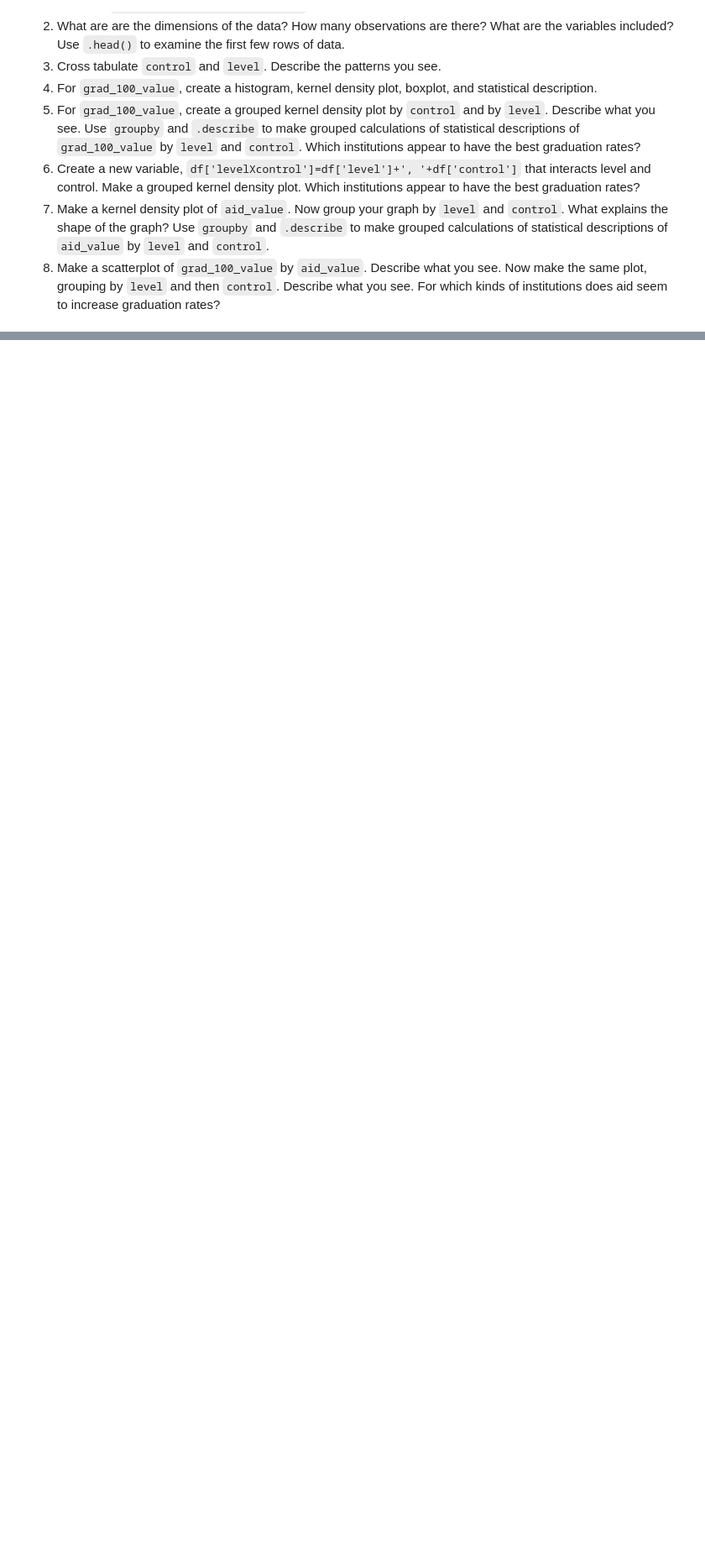
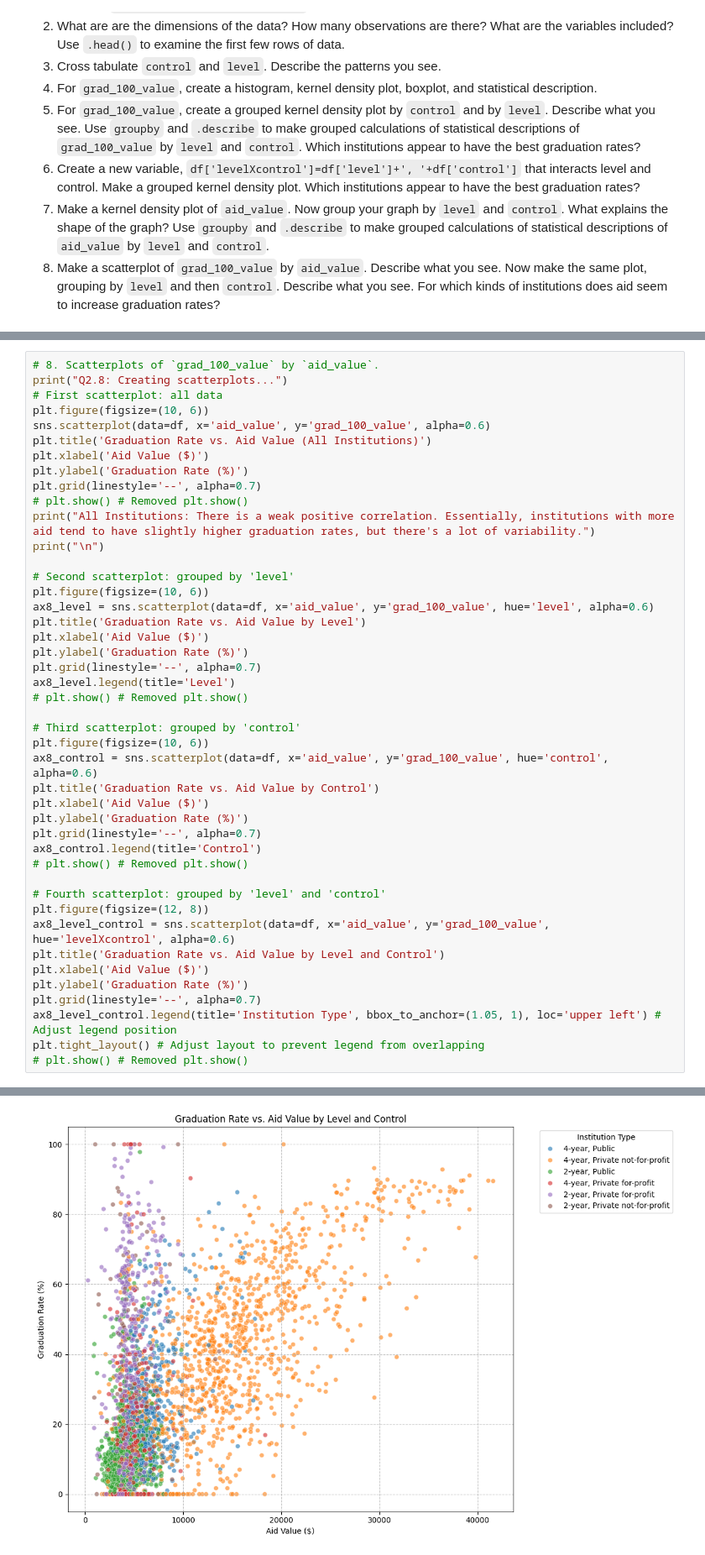
Before and after one commit to ewunder32/visualization_assignment, a Jupyter notebook: A3_Visualization.ipynb, the cells around one changed output, grey strips where cells are left out. Shown at 84% size. Cells and saved outputs as stored; diff of their text form; blank space fills up the shorter version.

```diff
--- a/A3_Visualization.ipynb
+++ b/A3_Visualization.ipynb
@@ -338,0 +416,45 @@ The positive relationship between aid and graduation rates seems most evident fo
+# %%
+# 8. Scatterplots of `grad_100_value` by `aid_value`.
+print("Q2.8: Creating scatterplots...")
+# First scatterplot: all data
+plt.figure(figsize=(10, 6))
+sns.scatterplot(data=df, x='aid_value', y='grad_100_value', alpha=0.6)
+plt.title('Graduation Rate vs. Aid Value (All Institutions)')
+plt.xlabel('Aid Value ($)')
+plt.ylabel('Graduation Rate (%)')
+plt.grid(linestyle='--', alpha=0.7)
+# plt.show() # Removed plt.show()
+print("All Institutions: There is a weak positive correlation. Essentially, institutions with more aid tend to have slightly higher graduation rates, but there's a lot of variability.")
+print("\n")
+
+# Second scatterplot: grouped by 'level'
+plt.figure(figsize=(10, 6))
+ax8_level = sns.scatterplot(data=df, x='aid_value', y='grad_100_value', hue='level', alpha=0.6)
+plt.title('Graduation Rate vs. Aid Value by Level')
+plt.xlabel('Aid Value ($)')
+plt.ylabel('Graduation Rate (%)')
+plt.grid(linestyle='--', alpha=0.7)
+ax8_level.legend(title='Level')
+# plt.show() # Removed plt.show()
+
+# Third scatterplot: grouped by 'control'
+plt.figure(figsize=(10, 6))
+ax8_control = sns.scatterplot(data=df, x='aid_value', y='grad_100_value', hue='control', alpha=0.6)
+plt.title('Graduation Rate vs. Aid Value by Control')
+plt.xlabel('Aid Value ($)')
+plt.ylabel('Graduation Rate (%)')
+plt.grid(linestyle='--', alpha=0.7)
+ax8_control.legend(title='Control')
+# plt.show() # Removed plt.show()
+
+# Fourth scatterplot: grouped by 'level' and 'control'
+plt.figure(figsize=(12, 8))
+ax8_level_control = sns.scatterplot(data=df, x='aid_value', y='grad_100_value', hue='levelXcontrol', alpha=0.6)
+plt.title('Graduation Rate vs. Aid Value by Level and Control')
+plt.xlabel('Aid Value ($)')
+plt.ylabel('Graduation Rate (%)')
+plt.grid(linestyle='--', alpha=0.7)
+ax8_level_control.legend(title='Institution Type', bbox_to_anchor=(1.05, 1), loc='upper left') # Adjust legend position
+plt.tight_layout() # Adjust layout to prevent legend from overlapping
+# plt.show() # Removed plt.show()
+# %% [output]
@@ -338,0 +466 @@ The positive relationship between aid and graduation rates seems most evident fo
+[figure, added]
```
Also changed, not shown: parts of 22 cells of this notebook.
